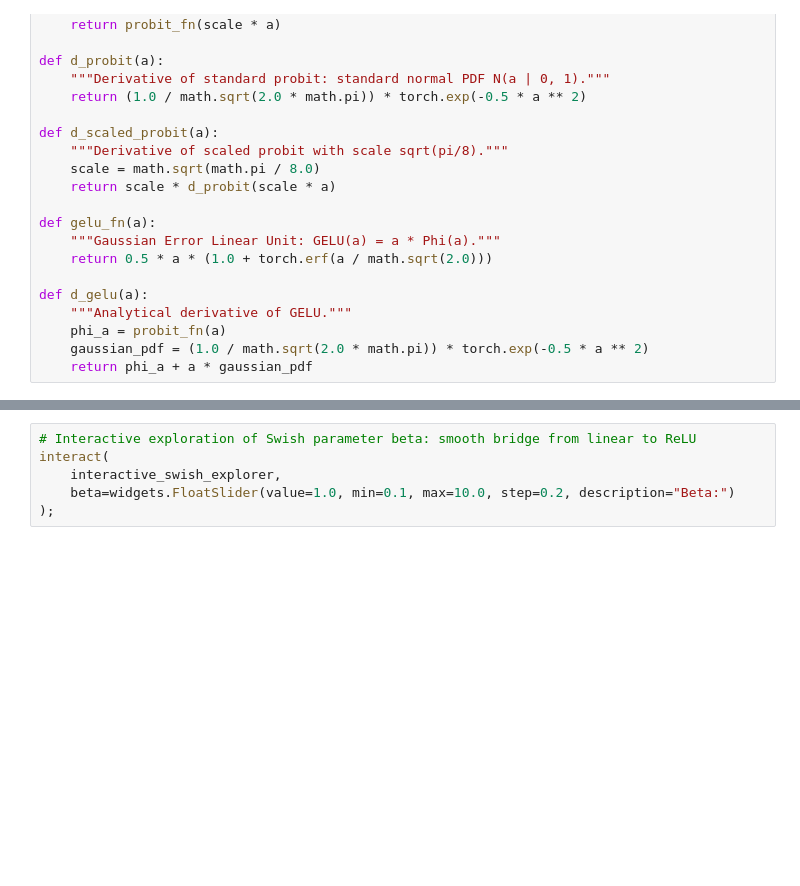
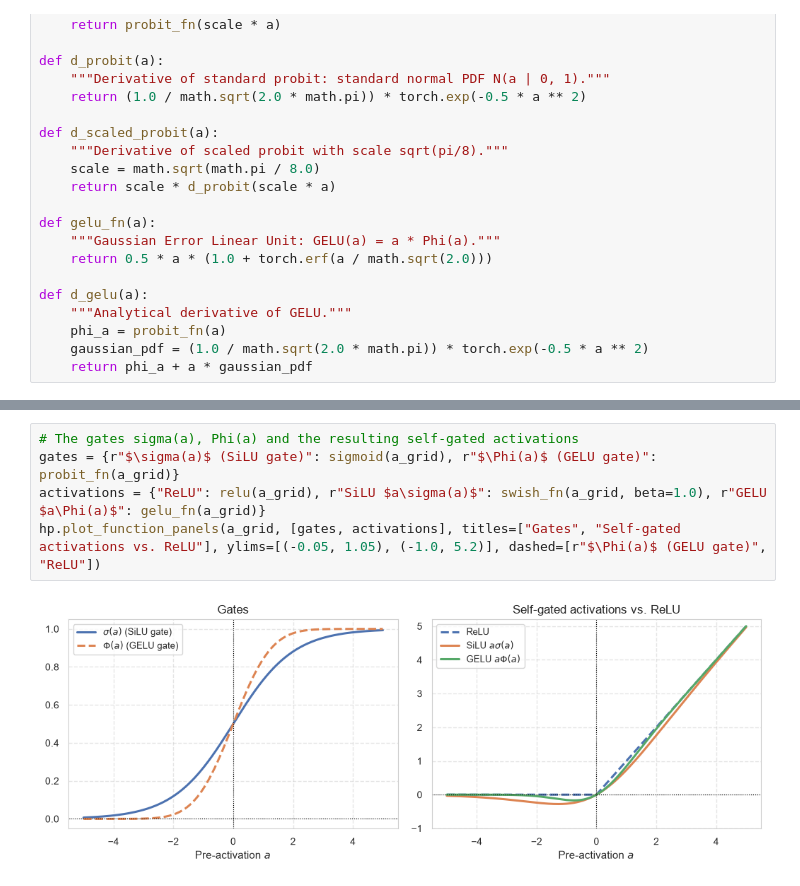
Before and after one commit to konstantin-schekotihin/dl_course, a Jupyter notebook: ML-DL/01_foundations/05_functions.ipynb, the cells around one changed output, grey strips where cells are left out. Drawn from its saved outputs; the diff is of its cells as text; blank space fills up the shorter version.

```diff
--- a/ML-DL/01_foundations/05_functions.ipynb
+++ b/ML-DL/01_foundations/05_functions.ipynb
@@ -618,6 +458,7 @@ plot_smooth_gated_comparison()
-# %%
-# Interactive exploration of Swish parameter beta: smooth bridge from linear to ReLU
-interact(
-    interactive_swish_explorer,
-    beta=widgets.FloatSlider(value=1.0, min=0.1, max=10.0, step=0.2, description="Beta:")
-);
+# %%
+# The gates sigma(a), Phi(a) and the resulting self-gated activations
+gates = {r"$\sigma(a)$ (SiLU gate)": sigmoid(a_grid), r"$\Phi(a)$ (GELU gate)": probit_fn(a_grid)}
+activations = {"ReLU": relu(a_grid), r"SiLU $a\sigma(a)$": swish_fn(a_grid, beta=1.0), r"GELU $a\Phi(a)$": gelu_fn(a_grid)}
+hp.plot_function_panels(a_grid, [gates, activations], titles=["Gates", "Self-gated activations vs. ReLU"], ylims=[(-0.05, 1.05), (-1.0, 5.2)], dashed=[r"$\Phi(a)$ (GELU gate)", "ReLU"])
+# %% [output]
+[figure, added]
```
Also changed, not shown: parts of 48 cells of this notebook, 4 other files.
